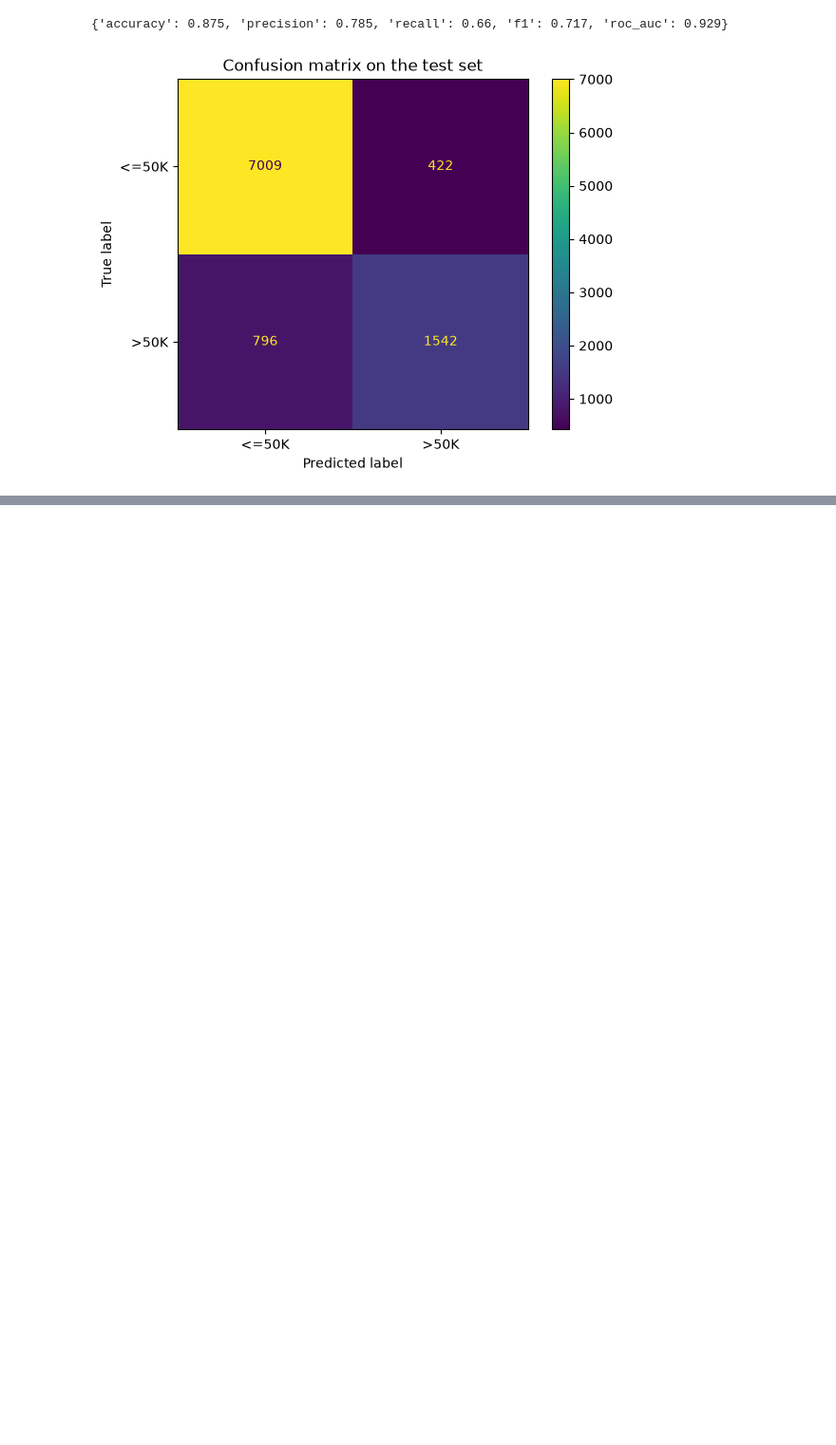
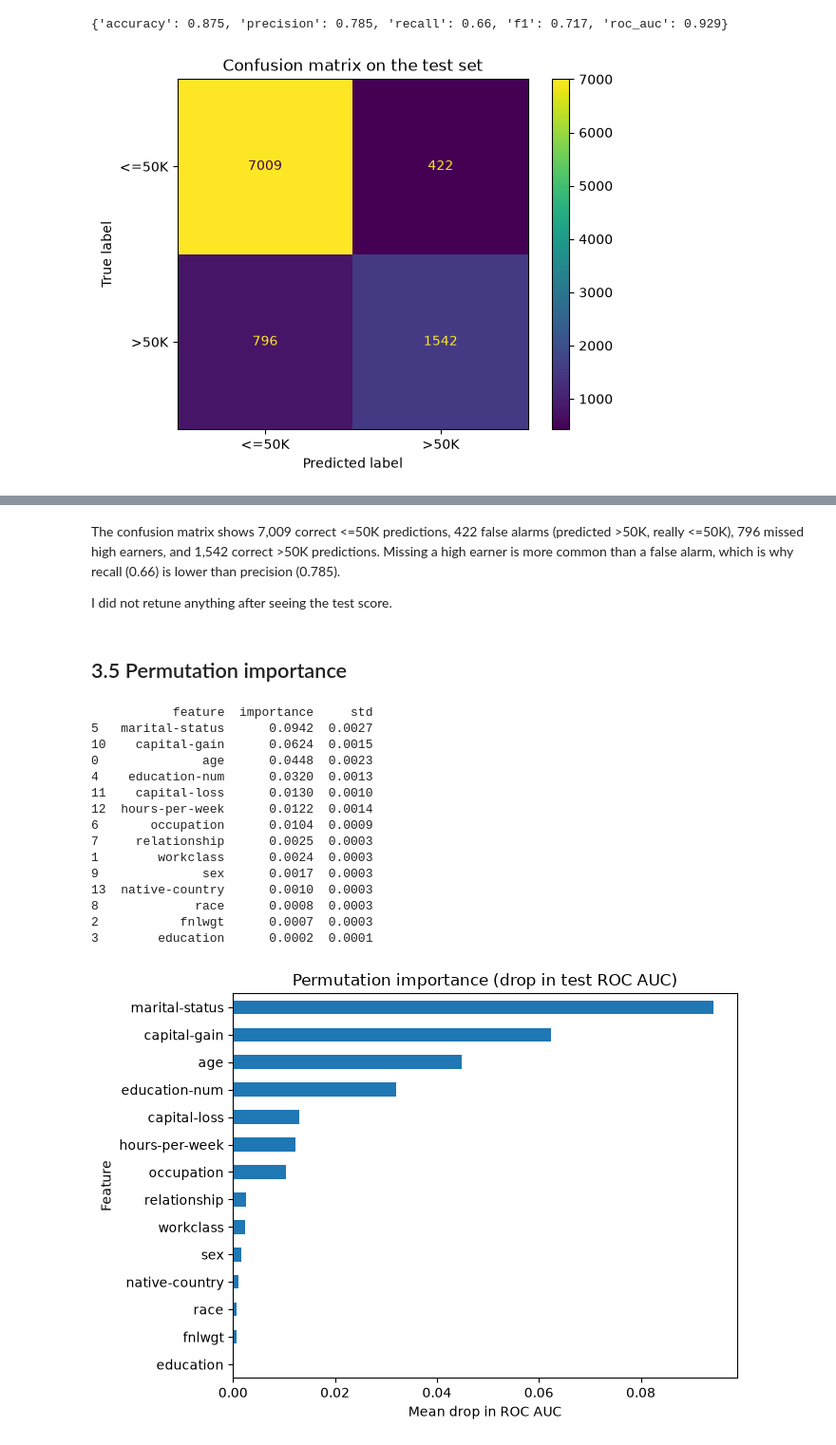
Before and after one commit to dpetrovskaua/ML-census-income, a Jupyter notebook: 02_models.ipynb, the cells around one changed output, grey strips where cells are left out. Shown at 95% size. Drawn from its saved outputs; the diff is of its cells as text; code cells hidden in the pictures; blank space fills up the shorter version.

```diff
--- a/02_models.ipynb
+++ b/02_models.ipynb
@@ -132,0 +126,24 @@ I tried learning_rate in {0.05, 0.1} and max_depth in {3, None}. The best combin
+# %%
+from sklearn.model_selection import GridSearchCV
+
+pipe = Pipeline([('prep', preprocessor),
+                ('clf', HistGradientBoostingClassifier(random_state=SEED))])
+# the same "cleaning, then model" pipeline. tuning happens on the whole pipeline, so no leakage
+
+param_grid = {f'clf__learning_rate': [0.05, 0.1], 'clf__max_depth': [3, None]}
+# 'clf__' means the setting belongs to the step named clf. 2*2 = 4 combos
+
+grid = GridSearchCV(pipe, param_grid, cv=cv, scoring='roc_auc', n_jobs=1)
+# cv=cv reuses 5-fold rule. scoring='roc_auc' is the metric that picks the winner
+# 4 combinations * 5 folds = 20 fits
+
+grid.fit(X_train, y_train) # training only
+
+print(grid.best_params_)
+print(round(grid.best_score_, 3))
+
+tuning_results = (pd.DataFrame(grid.cv_results_)
+                  [['param_clf__learning_rate', 'param_clf__max_depth', 'mean_test_score', 'std_test_score']]
+                  .sort_values('mean_test_score', ascending=False)
+                  .round(4))
+tuning_results
@@ -156,0 +188,44 @@ plt.show()
+# %% [markdown]
+
+The confusion matrix shows 7,009 correct <=50K predictions, 422 false alarms (predicted >50K, really <=50K), 796 missed high earners, and 1,542 correct >50K predictions. Missing a high earner is more common than a false alarm, which is why recall (0.66) is lower than precision (0.785).
+
+I did not retune anything after seeing the test score.
+# %% [markdown]
+## 3.5 Permutation importance
+# %%
+from sklearn.inspection import permutation_importance
+
+# best_model is the full pipeline, so shuffling a raw column also shuffles all its one-hot columns together
+perm = permutation_importance(best_model, X_test, y_test, scoring='roc_auc',
+                              n_repeats=5, random_state=SEED, n_jobs=1)
+# n_repeats=5: shuffle each column 5 times and average, so the result is less random
+
+importance = (pd.DataFrame({'feature': X_test.columns,
+                            'importance': perm.importances_mean,
+                            'std': perm.importances_std})
+                            .sort_values('importance', ascending=False))
+print(importance.round(4))
+
+importance.sort_values('importance').plot(kind='barh', x='feature', y='importance', legend=False, figsize=(7, 5))
+plt.title('Permutation importance (drop in test ROC AUC)')
+plt.xlabel('Mean drop in ROC AUC')
+plt.ylabel('Feature')
+plt.tight_layout()
+plt.show()
+# %% [output]
+           feature  importance     std
+5   marital-status      0.0942  0.0027
+10    capital-gain      0.0624  0.0015
+0              age      0.0448  0.0023
+4    education-num      0.0320  0.0013
+11    capital-loss      0.0130  0.0010
+12  hours-per-week      0.0122  0.0014
+6       occupation      0.0104  0.0009
+7     relationship      0.0025  0.0003
+1        workclass      0.0024  0.0003
+9              sex      0.0017  0.0003
+13  native-country      0.0010  0.0003
+8             race      0.0008  0.0003
+2           fnlwgt      0.0007  0.0003
+3        education      0.0002  0.0001
+[figure, added]
```
Also changed, not shown: parts of 38 cells of this notebook.
